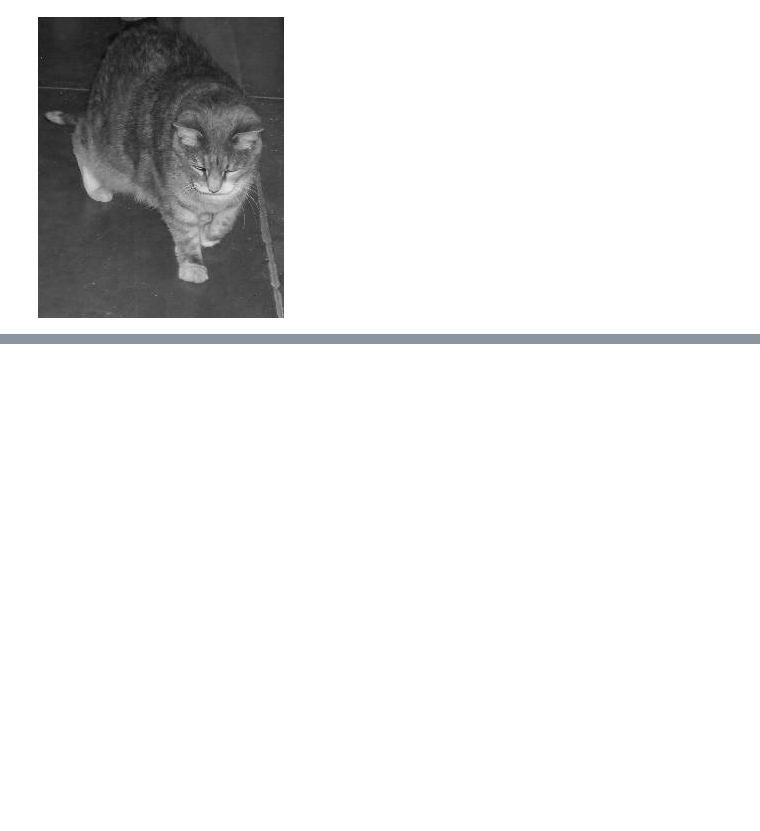
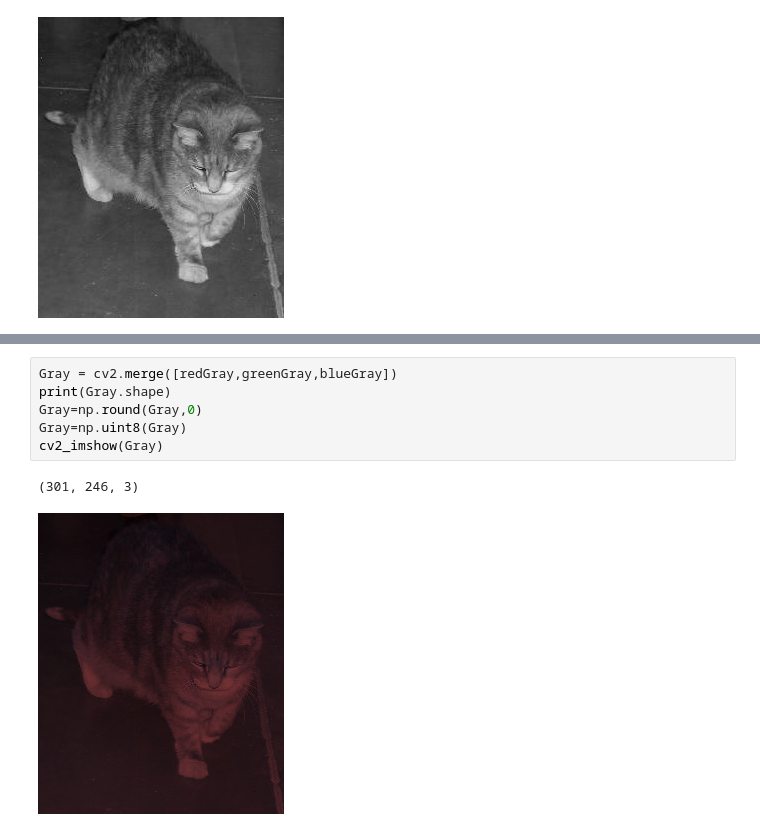
Before and after one commit to vkjadon/tf-CNN, a Jupyter notebook: tf103openCV.ipynb, the cells around one changed output, grey strips where cells are left out. Drawn from its saved outputs; the diff is of its cells as text; blank space fills up the shorter version.

```diff
--- a/tf103openCV.ipynb
+++ b/tf103openCV.ipynb
@@ -41,0 +59,9 @@ cv2_imshow(blue)
+# %%
+Gray = cv2.merge([redGray,greenGray,blueGray])
+print(Gray.shape)
+Gray=np.round(Gray,0)
+Gray=np.uint8(Gray)
+cv2_imshow(Gray)
+# %% [output]
+(301, 246, 3)
+[figure, added]
```
Also changed, not shown: parts of 9 cells of this notebook.
